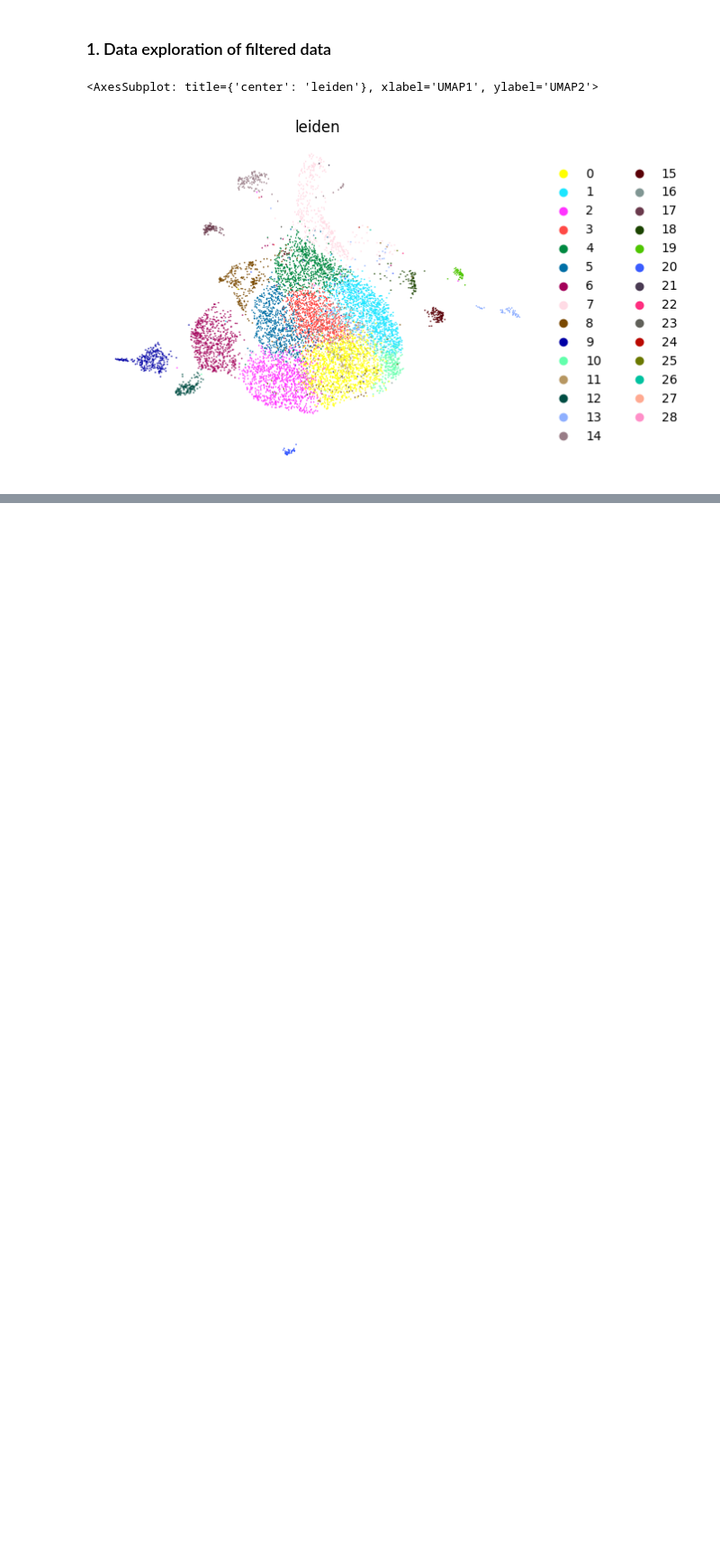
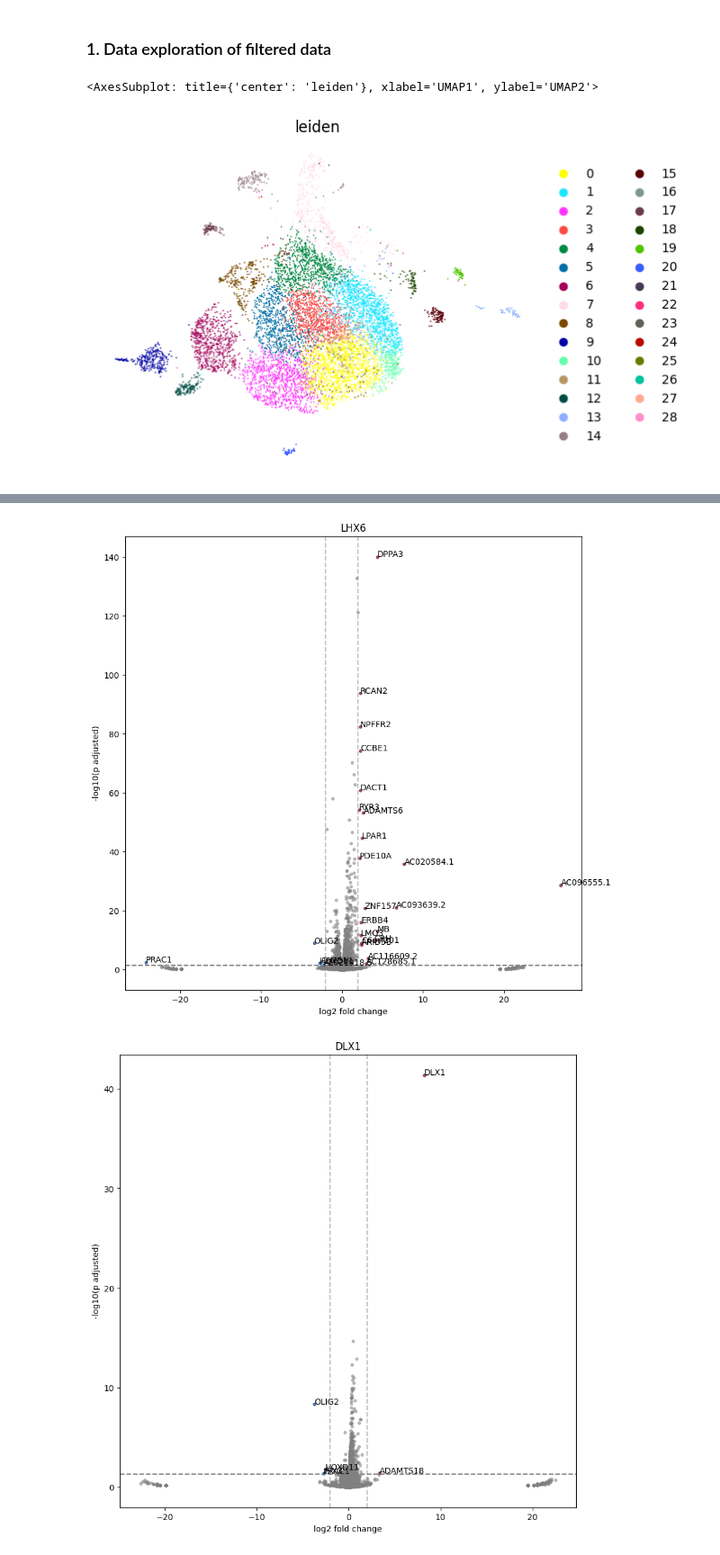
Before and after one commit to vitkl/cell2state_tf_activation, a Jupyter notebook: scripts/Kevin/20230127_crispra_scrna_exploration.ipynb, the cells around one changed output, grey strips where cells are left out. Shown at 90% size. Saved outputs shown, nothing was run; the diff lists cells and outputs as text; code cells hidden in the pictures; blank space fills up the shorter version.

```diff
--- a/scripts/Kevin/20230127_crispra_scrna_exploration.ipynb
+++ b/scripts/Kevin/20230127_crispra_scrna_exploration.ipynb
@@ -203,0 +177,17 @@ AnnData object with n_obs × n_vars = 8928 × 15907
+# %%
+#extracting log2 fold change and p values for each perturbation state from tl.rank_genes_groups
+#and create list of pandas dataframe
+perturbation_state_ranked_genes = []
+for perturbation_state in perturbation_states:
+    df = pd.DataFrame(adata_filter_leiden.uns['rank_genes_groups']['names'][perturbation_state])
+    df['log2_fold_change'] = adata_filter_leiden.uns['rank_genes_groups']['logfoldchanges'][perturbation_state]
+    df['pvals'] = adata_filter_leiden.uns['rank_genes_groups']['pvals'][perturbation_state]
+    df['pvals_adj'] = adata_filter_leiden.uns['rank_genes_groups']['pvals_adj'][perturbation_state]
+    df['perturbation_state'] = perturbation_state
+    #df column 0 is the gene ids
+    df['names'] = df[0]
+    #drop column 0
+    df = df.drop(columns=0)
+    #map gene symbols to gene ids
+    df['SYMBOL'] = df['names'].map(adata_filter_leiden.var['SYMBOL'])
+    perturbation_state_ranked_genes.append(df)
@@ -203,0 +210,39 @@ AnnData object with n_obs × n_vars = 8928 × 15907
+# %%
+#create volcano plot for each perturbation state using log2 fold change and p adjusted values
+#label genes with log2 fold change > 3 and p adjusted < 0.05
+for i, perturbation_state in enumerate(perturbation_states):
+    fig, ax = plt.subplots(figsize=(10, 10))
+    #create boundaries for upregulated and downregulated genes based on log2 fold change and p adjusted values
+    ax.axhline(-np.log10(0.05), color='grey', linestyle='--')
+    ax.axvline(-2, color='grey', linestyle='--', alpha=0.5)
+    ax.axvline(2, color='grey', linestyle='--', alpha=0.5)
+
+    ax.scatter(
+        perturbation_state_ranked_genes[i]['log2_fold_change'],
+        -np.log10(perturbation_state_ranked_genes[i]['pvals_adj']),
+        s=10, alpha=0.5, color='grey')
+    #label genes with log2 fold change > 3 and p adjusted < 0.05 with the gene name found in gene symbols
+    for j, gene in enumerate(perturbation_state_ranked_genes[i]['SYMBOL']):
+        if (perturbation_state_ranked_genes[i]['log2_fold_change'][j] > 2) and (perturbation_state_ranked_genes[i]['pvals_adj'][j] < 0.05):
+            ax.annotate(gene, (perturbation_state_ranked_genes[i]['log2_fold_change'][j], -np.log10(perturbation_state_ranked_genes[i]['pvals_adj'][j])))
+            #plot in red
+            ax.scatter(
+                perturbation_state_ranked_genes[i]['log2_fold_change'][j],
+                -np.log10(perturbation_state_ranked_genes[i]['pvals_adj'][j]),
+                s=10, alpha=0.5, color='#93003a')
+        elif (perturbation_state_ranked_genes[i]['log2_fold_change'][j] < -2) and (perturbation_state_ranked_genes[i]['pvals_adj'][j] < 0.05):
+            ax.annotate(gene, (perturbation_state_ranked_genes[i]['log2_fold_change'][j], -np.log10(perturbation_state_ranked_genes[i]['pvals_adj'][j])))
+            #plot in blue
+            ax.scatter(
+                perturbation_state_ranked_genes[i]['log2_fold_change'][j],
+                -np.log10(perturbation_state_ranked_genes[i]['pvals_adj'][j]),
+                s=10, alpha=0.5, color='#00429d')
+
+
+    ax.set_xlabel('log2 fold change')
+    ax.set_ylabel('-log10(p adjusted)')
+    ax.set_title(perturbation_state)
+    plt.show()
+# %% [output]
+[figure, added]
+[figure, added]
```
Also changed, not shown: parts of 15 cells of this notebook.
